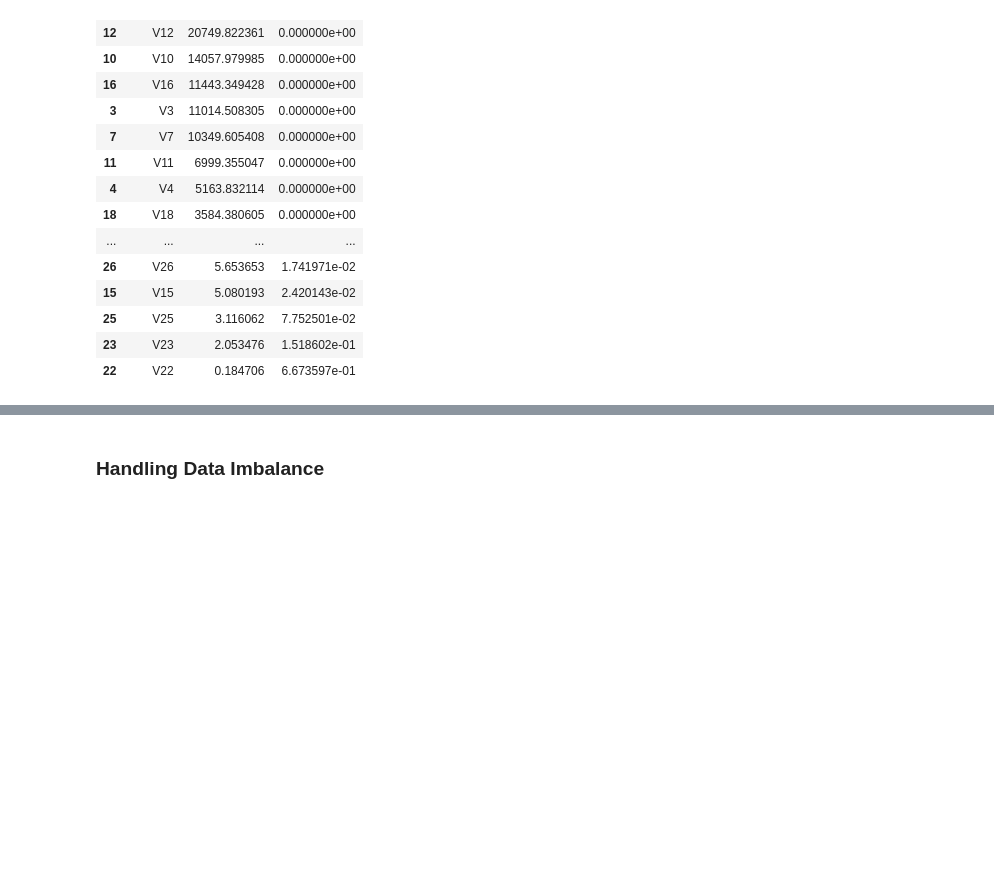
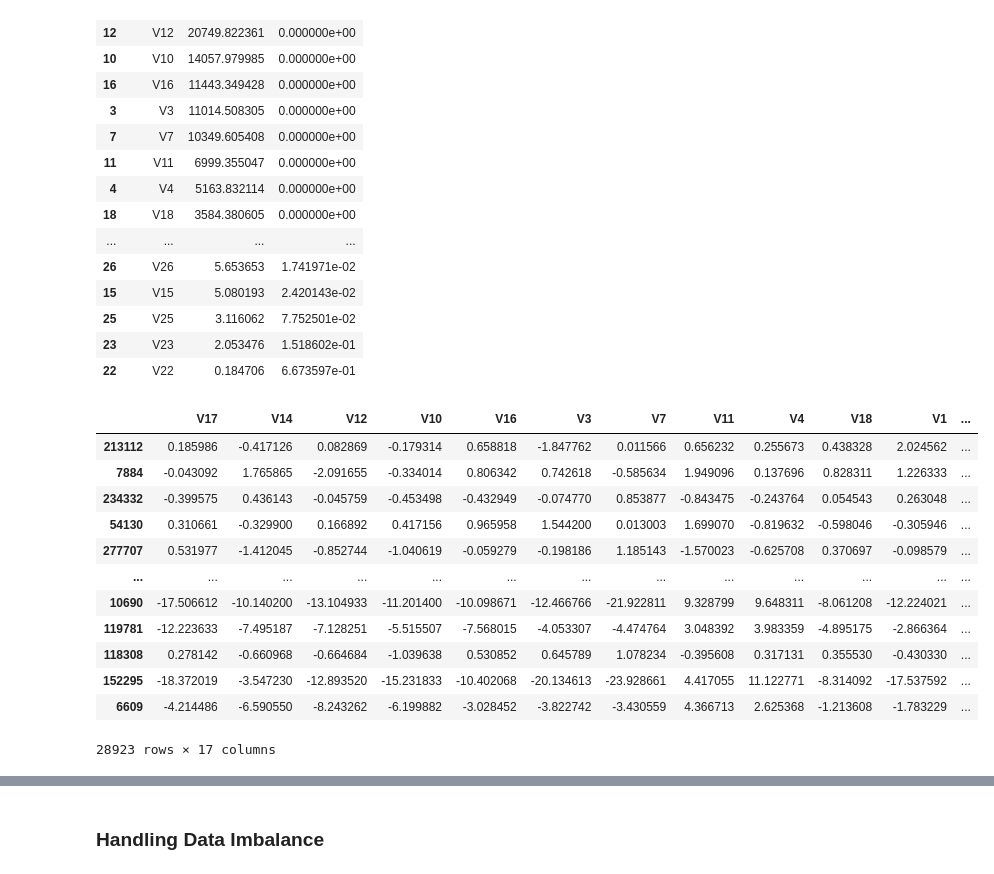
Before and after one commit to EL-MEHDI-git/Credit-card-fraud-detection, a Jupyter notebook: credit-card-fraud-detection.ipynb, the cells around one changed output, grey strips where cells are left out. Drawn from its saved outputs; the diff is of its cells as text; code cells hidden in the pictures; blank space fills up the shorter version.

```diff
--- a/credit-card-fraud-detection.ipynb
+++ b/credit-card-fraud-detection.ipynb
@@ -225,3 +233,22 @@ features_scores
 | 25 | V25 | 3.116062 | 7.752501e-02 |
 | 23 | V23 | 2.053476 | 1.518602e-01 |
 | 22 | V22 | 0.184706 | 6.673597e-01 |
+# %%
+# Create new dataset resampled with features selected
+
+df_resampled = pd.concat([X_resampled[features_scores['Feature'][:16].to_list()], y_resampled], axis = 1)
+df_resampled
+# %% [output]
+|  | V17 | V14 | V12 | V10 | V16 | V3 | V7 | V11 | V4 | V18 | V1 | ... |
+| 213112 | 0.185986 | -0.417126 | 0.082869 | -0.179314 | 0.658818 | -1.847762 | 0.011566 | 0.656232 | 0.255673 | 0.438328 | 2.024562 | ... |
+| 7884 | -0.043092 | 1.765865 | -2.091655 | -0.334014 | 0.806342 | 0.742618 | -0.585634 | 1.949096 | 0.137696 | 0.828311 | 1.226333 | ... |
+| 234332 | -0.399575 | 0.436143 | -0.045759 | -0.453498 | -0.432949 | -0.074770 | 0.853877 | -0.843475 | -0.243764 | 0.054543 | 0.263048 | ... |
+| 54130 | 0.310661 | -0.329900 | 0.166892 | 0.417156 | 0.965958 | 1.544200 | 0.013003 | 1.699070 | -0.819632 | -0.598046 | -0.305946 | ... |
+| 277707 | 0.531977 | -1.412045 | -0.852744 | -1.040619 | -0.059279 | -0.198186 | 1.185143 | -1.570023 | -0.625708 | 0.370697 | -0.098579 | ... |
+| ... | ... | ... | ... | ... | ... | ... | ... | ... | ... | ... | ... | ... |
+| 10690 | -17.506612 | -10.140200 | -13.104933 | -11.201400 | -10.098671 | -12.466766 | -21.922811 | 9.328799 | 9.648311 | -8.061208 | -12.224021 | ... |
+| 119781 | -12.223633 | -7.495187 | -7.128251 | -5.515507 | -7.568015 | -4.053307 | -4.474764 | 3.048392 | 3.983359 | -4.895175 | -2.866364 | ... |
+| 118308 | 0.278142 | -0.660968 | -0.664684 | -1.039638 | 0.530852 | 0.645789 | 1.078234 | -0.395608 | 0.317131 | 0.355530 | -0.430330 | ... |
+| 152295 | -18.372019 | -3.547230 | -12.893520 | -15.231833 | -10.402068 | -20.134613 | -23.928661 | 4.417055 | 11.122771 | -8.314092 | -17.537592 | ... |
+| 6609 | -4.214486 | -6.590550 | -8.243262 | -6.199882 | -3.028452 | -3.822742 | -3.430559 | 4.366713 | 2.625368 | -1.213608 | -1.783229 | ... |
+28923 rows × 17 columns
```
Also changed, not shown: parts of 11 cells of this notebook.
